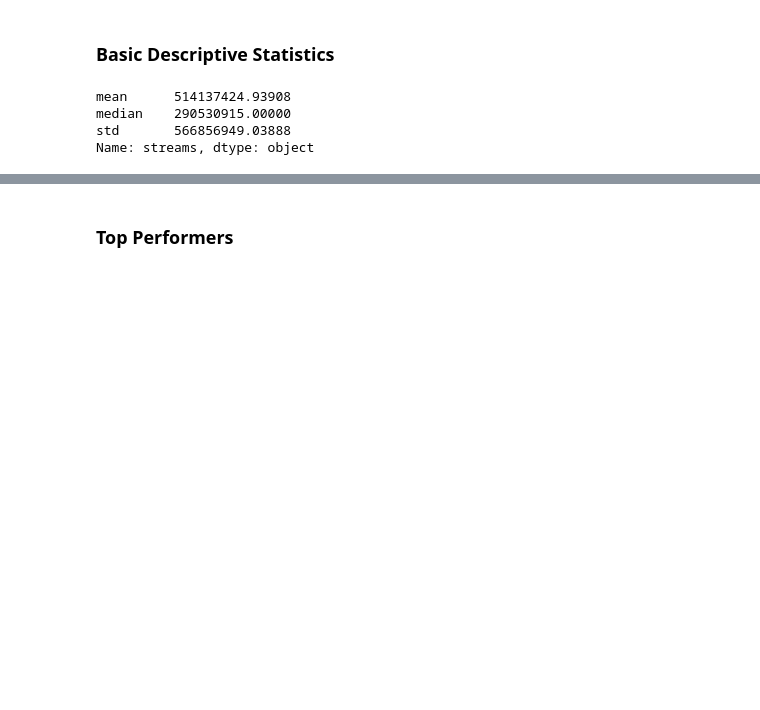
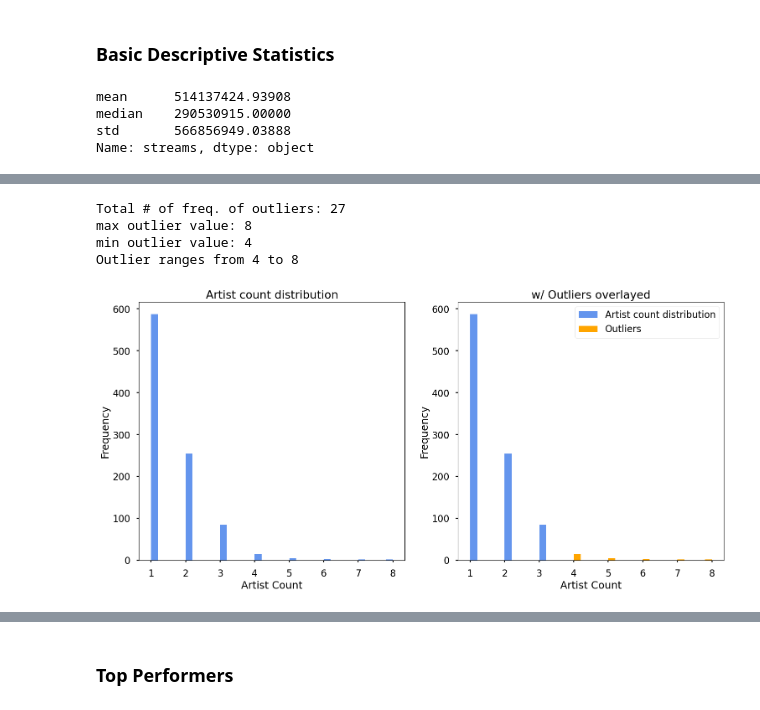
Before and after one commit to krlsbrre/Spotify-Data-Analysis, a Jupyter notebook: SPOTIFY.ipynb, the cells around one changed output, grey strips where cells are left out. Saved outputs shown, nothing was run; the diff lists cells and outputs as text; code cells hidden in the pictures; blank space fills up the shorter version.

```diff
--- a/SPOTIFY.ipynb
+++ b/SPOTIFY.ipynb
@@ -72,0 +76,36 @@ Name: count, Length: 50, dtype: int64
+# %%
+def outliers(df):
+    q1, q3 = np.percentile(df, [25,75])
+    iqr = q3 - q1
+    outliers = df[((df<(q1-1.5*iqr))|(df>(q3+1.5*iqr)))]
+    return outliers
+# %%
+%%capture
+outliers1 = outliers(spotify['artist_count'])
+outliers_df = pd.DataFrame(outliers1)
+bins1 = plt.hist(spotify['artist_count'], bins='auto')[1]
+# %%
+print("Total # of freq. of outliers: "+ str(len(outliers1)))
+print("max outlier value: "+ str(outliers1.max()))
+print("min outlier value: "+ str(outliers1.min()))
+print("Outlier ranges from " + str(outliers1.min()) + " to " + str(outliers1.max()))
+f1,a1 = plt.subplots(1,2,figsize = (18,8))
+a1[0].hist(spotify['artist_count'], bins = bins,color = 'cornflowerblue')
+a1[0].set_ylabel('Frequency')
+a1[0].set_xlabel('Artist Count')
+a1[0].set_title('Artist count distribution')
+
+a1[1].hist(spotify['artist_count'],label = 'Artist count distribution', bins = bins,color = 'cornflowerblue')
+a1[1].hist(outliers_df, label = 'Outliers', bins = bins, color = 'Orange')
+a1[1].set_title('w/ Outliers overlayed')
+a1[1].set_ylabel('Frequency')
+a1[1].set_xlabel('Artist Count')
+a1[1].legend()
+
+plt.show()
+# %% [output]
+Total # of freq. of outliers: 27
+max outlier value: 8
+min outlier value: 4
+Outlier ranges from 4 to 8
+[figure, added]
```
Also changed, not shown: parts of 5 cells of this notebook.
